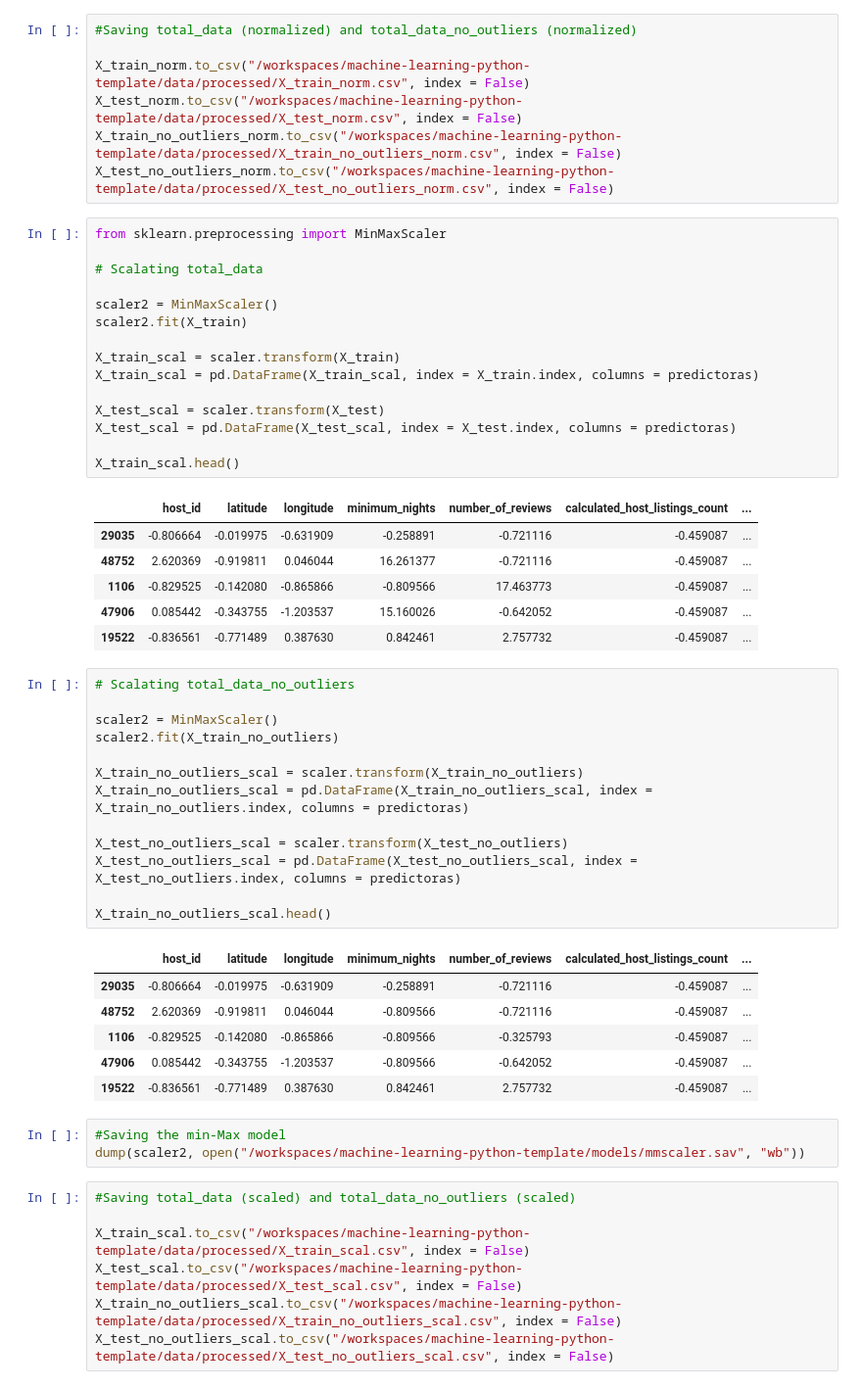
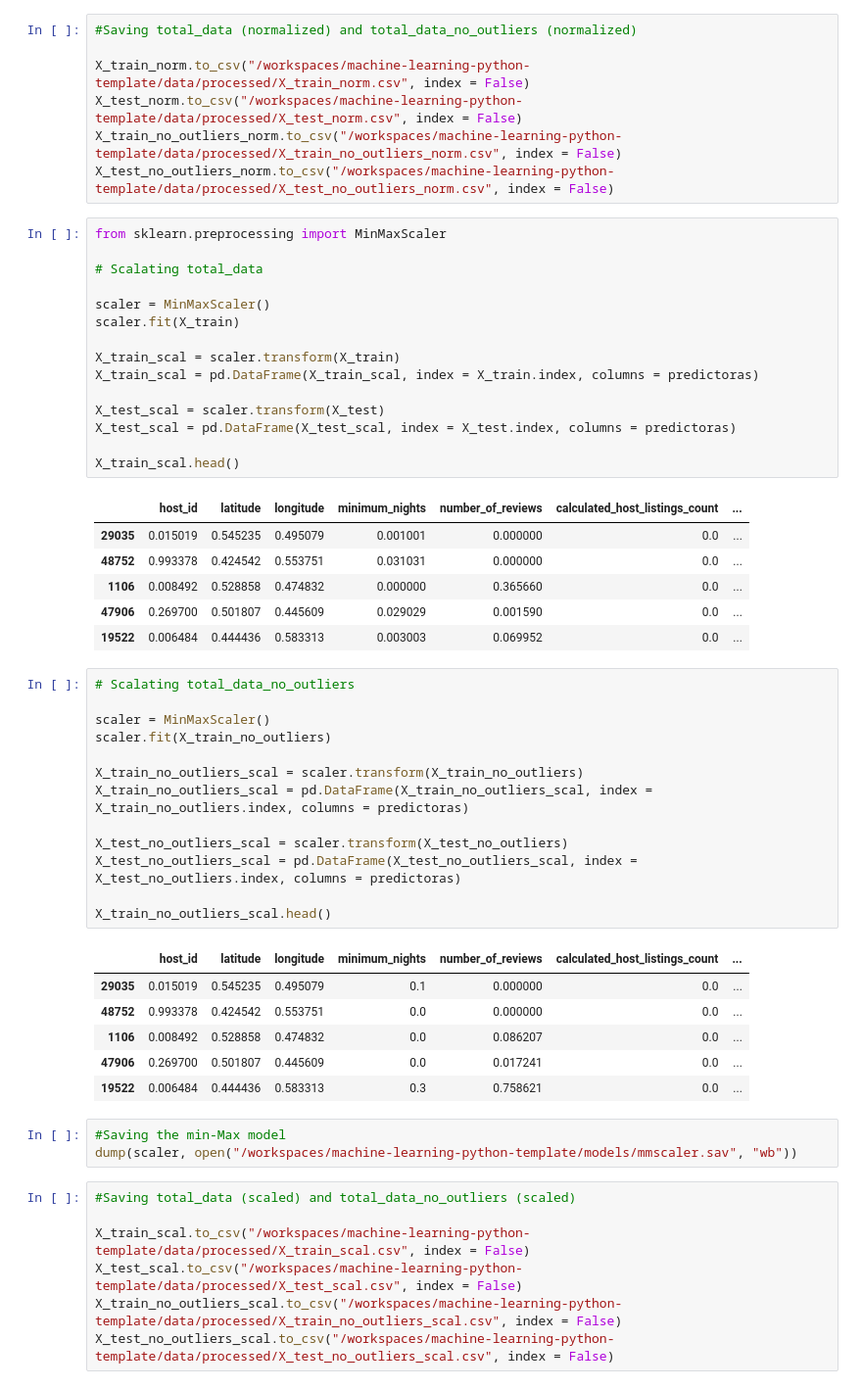
Before and after one commit to silvy8a/machine-learning-python-template, a Jupyter notebook: src/explore.ipynb, the cells around one changed output. Shown at 98% size. Drawn from its saved outputs; the diff is of its cells as text.

```diff
--- a/src/explore.ipynb
+++ b/src/explore.ipynb
@@ -500,30 +500,30 @@ X_test_no_outliers_norm.to_csv("/workspaces/machine-learning-python-template/dat
 # %%
 from sklearn.preprocessing import MinMaxScaler
 
 # Scalating total_data
 
-scaler2 = MinMaxScaler()
-scaler2.fit(X_train)
+scaler = MinMaxScaler()
+scaler.fit(X_train)
 
 X_train_scal = scaler.transform(X_train)
 X_train_scal = pd.DataFrame(X_train_scal, index = X_train.index, columns = predictoras)
 
 X_test_scal = scaler.transform(X_test)
 X_test_scal = pd.DataFrame(X_test_scal, index = X_test.index, columns = predictoras)
 
 X_train_scal.head()
 # %% [output]
 |  | host_id | latitude | longitude | minimum_nights | number_of_reviews | calculated_host_listings_count | ... |
-| 29035 | -0.806664 | -0.019975 | -0.631909 | -0.258891 | -0.721116 | -0.459087 | ... |
-| 48752 | 2.620369 | -0.919811 | 0.046044 | 16.261377 | -0.721116 | -0.459087 | ... |
-| 1106 | -0.829525 | -0.142080 | -0.865866 | -0.809566 | 17.463773 | -0.459087 | ... |
-| 47906 | 0.085442 | -0.343755 | -1.203537 | 15.160026 | -0.642052 | -0.459087 | ... |
-| 19522 | -0.836561 | -0.771489 | 0.387630 | 0.842461 | 2.757732 | -0.459087 | ... |
+| 29035 | 0.015019 | 0.545235 | 0.495079 | 0.001001 | 0.000000 | 0.0 | ... |
+| 48752 | 0.993378 | 0.424542 | 0.553751 | 0.031031 | 0.000000 | 0.0 | ... |
+| 1106 | 0.008492 | 0.528858 | 0.474832 | 0.000000 | 0.365660 | 0.0 | ... |
+| 47906 | 0.269700 | 0.501807 | 0.445609 | 0.029029 | 0.001590 | 0.0 | ... |
+| 19522 | 0.006484 | 0.444436 | 0.583313 | 0.003003 | 0.069952 | 0.0 | ... |
 # %%
 # Scalating total_data_no_outliers
 
-scaler2 = MinMaxScaler()
-scaler2.fit(X_train_no_outliers)
+scaler = MinMaxScaler()
+scaler.fit(X_train_no_outliers)
 
 X_train_no_outliers_scal = scaler.transform(X_train_no_outliers)
 X_train_no_outliers_scal = pd.DataFrame(X_train_no_outliers_scal, index = X_train_no_outliers.index, columns = predictoras)
@@ -534,14 +534,14 @@ X_test_no_outliers_scal = pd.DataFrame(X_test_no_outliers_scal, index = X_test_n
 X_train_no_outliers_scal.head()
 # %% [output]
 |  | host_id | latitude | longitude | minimum_nights | number_of_reviews | calculated_host_listings_count | ... |
-| 29035 | -0.806664 | -0.019975 | -0.631909 | -0.258891 | -0.721116 | -0.459087 | ... |
-| 48752 | 2.620369 | -0.919811 | 0.046044 | -0.809566 | -0.721116 | -0.459087 | ... |
-| 1106 | -0.829525 | -0.142080 | -0.865866 | -0.809566 | -0.325793 | -0.459087 | ... |
-| 47906 | 0.085442 | -0.343755 | -1.203537 | -0.809566 | -0.642052 | -0.459087 | ... |
-| 19522 | -0.836561 | -0.771489 | 0.387630 | 0.842461 | 2.757732 | -0.459087 | ... |
+| 29035 | 0.015019 | 0.545235 | 0.495079 | 0.1 | 0.000000 | 0.0 | ... |
+| 48752 | 0.993378 | 0.424542 | 0.553751 | 0.0 | 0.000000 | 0.0 | ... |
+| 1106 | 0.008492 | 0.528858 | 0.474832 | 0.0 | 0.086207 | 0.0 | ... |
+| 47906 | 0.269700 | 0.501807 | 0.445609 | 0.0 | 0.017241 | 0.0 | ... |
+| 19522 | 0.006484 | 0.444436 | 0.583313 | 0.3 | 0.758621 | 0.0 | ... |
 # %%
 #Saving the min-Max model
-dump(scaler2, open("/workspaces/machine-learning-python-template/models/mmscaler.sav", "wb"))
+dump(scaler, open("/workspaces/machine-learning-python-template/models/mmscaler.sav", "wb"))
 # %%
 #Saving total_data (scaled) and total_data_no_outliers (scaled)
 
```
Also changed, not shown: parts of 2 cells of this notebook.
